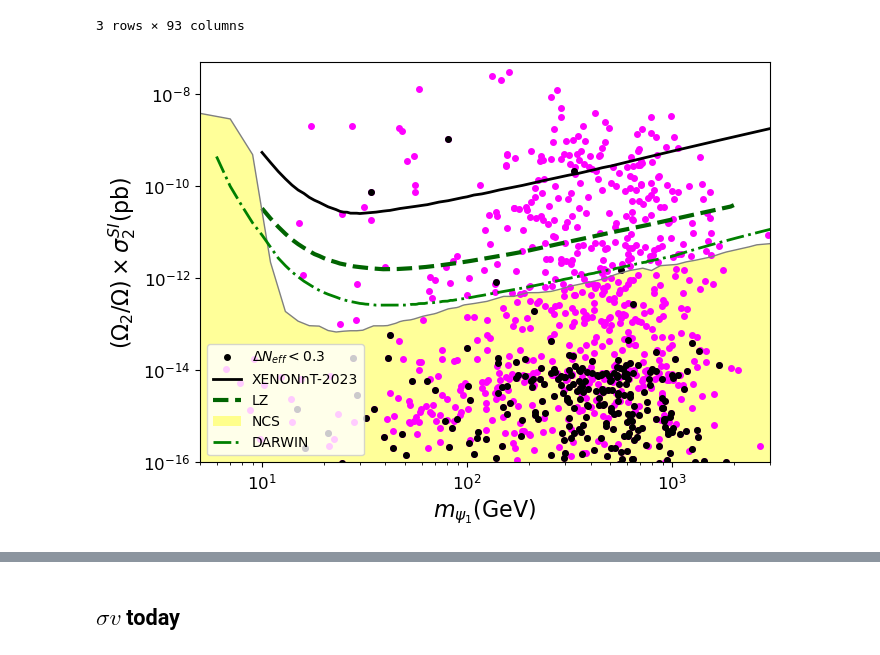
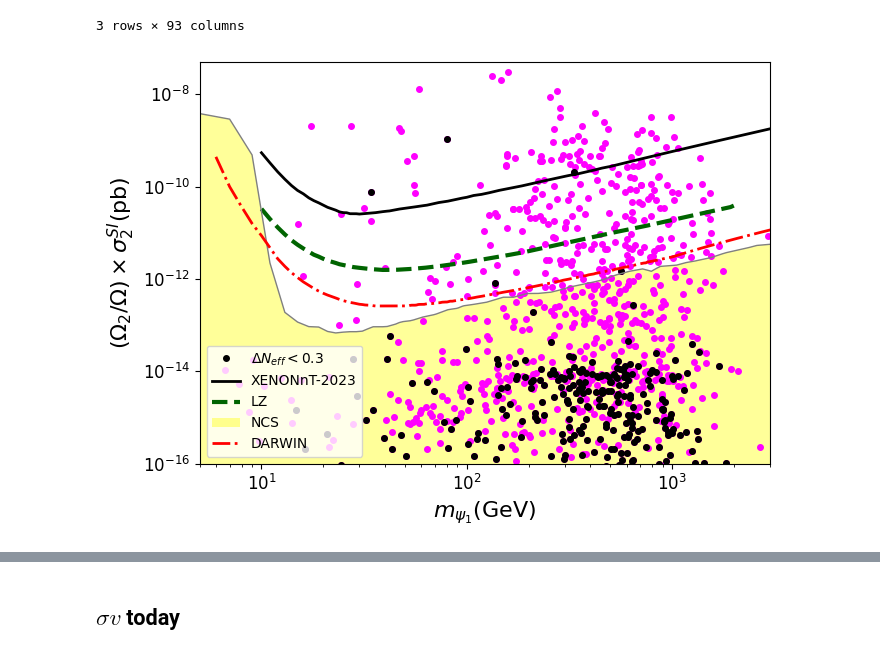
Before and after one commit to davidsuarezr/MDEO, a Jupyter notebook: random-scan-DM.ipynb, the cells around one changed output, grey strips where cells are left out. Saved outputs shown, nothing was run; the diff lists cells and outputs as text; code cells hidden in the pictures.

```diff
--- a/random-scan-DM.ipynb
+++ b/random-scan-DM.ipynb
@@ -286,3 +310,8 @@ plt.show()
+# %%
+xd['svanni']=xd.sv1100/(xd.sv1100+xd.sv1122)
+xd['svconv']=xd.sv1122/(xd.sv1100+xd.sv1122)
+xd['svanni2']=xd.sv2200/(xd.sv2200+xd.sv2211)
+xd['svconv2']=xd.sv2211/(xd.sv2200+xd.sv2211)
 # %% [markdown]
 ### Anality: Vector SI cross-section
 # %%
@@ -376,0 +406,36 @@ plt.savefig('plots/SI-chi.pdf')
+# %%
+plt.figure(figsize=(7,5))
+
+plt.loglog(xd.mChi, (xd.Omega1/Omega)*xd.SIN1, color='royalblue', marker='o',ms=4,linestyle='', label=r'')
+
+#XENON1T
+n=np.arange(10,5000)
+plt.loglog(n,XENONnT(n)*1e+36,'k-',lw=2,label='XENONnT-2023')
+
+#plt LZ
+n=np.arange(10,2000)
+plt.semilogy(n,LZSI(n)*1e+36,color='darkgreen',linestyle='--',lw=3,label='LZ')
+
+#Neutrino coherent scattering
+n=np.arange(1,5.e+3,2)
+plt.loglog(n,NCS(n),color='grey',lw=1.0,label='')
+back=[]
+for i in range(0,len(n)):
+    m = NCS(n[i])
+    back.append(m)
+back=np.asarray(back)
+plt.fill_between(n,1.e-38,back,facecolor='yellow',alpha=0.4,label='NCS')
+
+# DARWIN SI
+n=np.arange(6,5000)
+plt.loglog(n,DARSI(n)*1e+36,color='red',linestyle='-.',lw=2,label='DARWIN')
+
+plt.xlabel(r'$m_{\chi}$(GeV)',size=16)
+plt.ylabel(r'$(\Omega_1/\Omega)\times\sigma_1^{SI}$(pb)',size=16)
+plt.legend(prop={'size':10},loc='lower left')
+plt.xlim(5e0,3e3)
+plt.ylim(1e-16,3e-8)
+
+#plt.tight_layout()
+#plt.savefig('plots/SI-chi.pdf')
+plt.show()
@@ -403,32 +522,32 @@ plt.loglog(xdNeff.mXi_1, (xdNeff.Omega2/Omega)*xdNeff.SIN2, color='black', marke
 n=np.arange(10,5000)
 plt.loglog(n,XENONnT(n)*1e+36,'k-',lw=2,label='XENONnT-2023')
 
 #plt LZ
 n=np.arange(10,2000)
 plt.semilogy(n,LZSI(n)*1e+36,color='darkgreen',linestyle='--',lw=3,label='LZ')
 
 #Neutrino coherent scattering
 n=np.arange(1,5.e+3,2)
 plt.loglog(n,NCS(n),color='grey',lw=1.0,label='')
 back=[]
 for i in range(0,len(n)):
     m = NCS(n[i])
     back.append(m)
 back=np.asarray(back)
 plt.fill_between(n,1.e-38,back,facecolor='yellow',alpha=0.4,label='NCS')
 
 # DARWIN SI
 n=np.arange(6,5000)
-plt.loglog(n,DARSI(n)*1e+36,color='green',linestyle='-.',lw=2,label='DARWIN')
+plt.loglog(n,DARSI(n)*1e+36,color='red',linestyle='-.',lw=2,label='DARWIN')
 
 plt.xlabel(r'$m_{\psi_1}$(GeV)',size=16)
 plt.ylabel(r'$(\Omega_2/\Omega)\times\sigma_2^{SI}$(pb)',size=16)
 plt.legend(prop={'size':10},loc='lower left')
 plt.xlim(5e0,3e3)
 plt.ylim(1e-16,5e-8)
 
 plt.tight_layout()
 #plt.savefig('plots/SI-psi.pdf')
 #plt.show()
 # %% [output]
-[figure, old version]
+[figure, new version]
```
Also changed, not shown: parts of 20 cells of this notebook, 5 other files.
